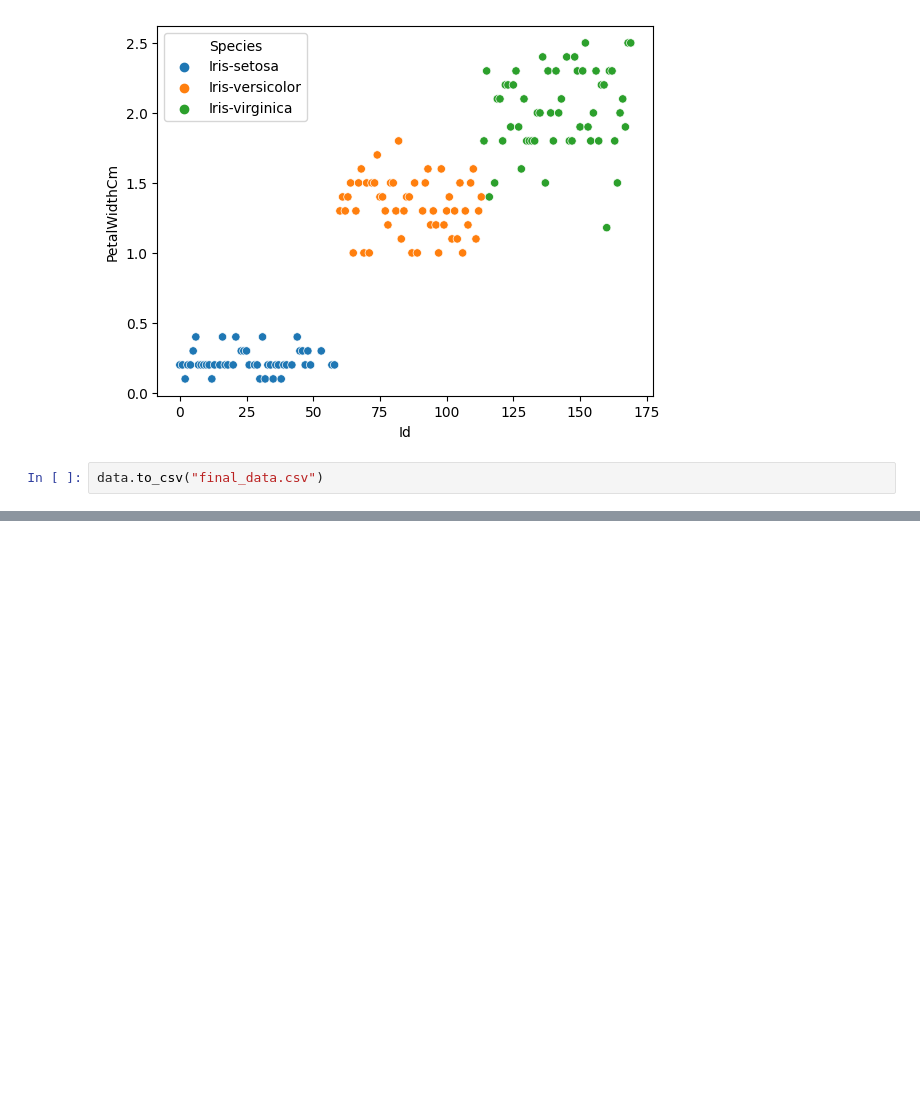
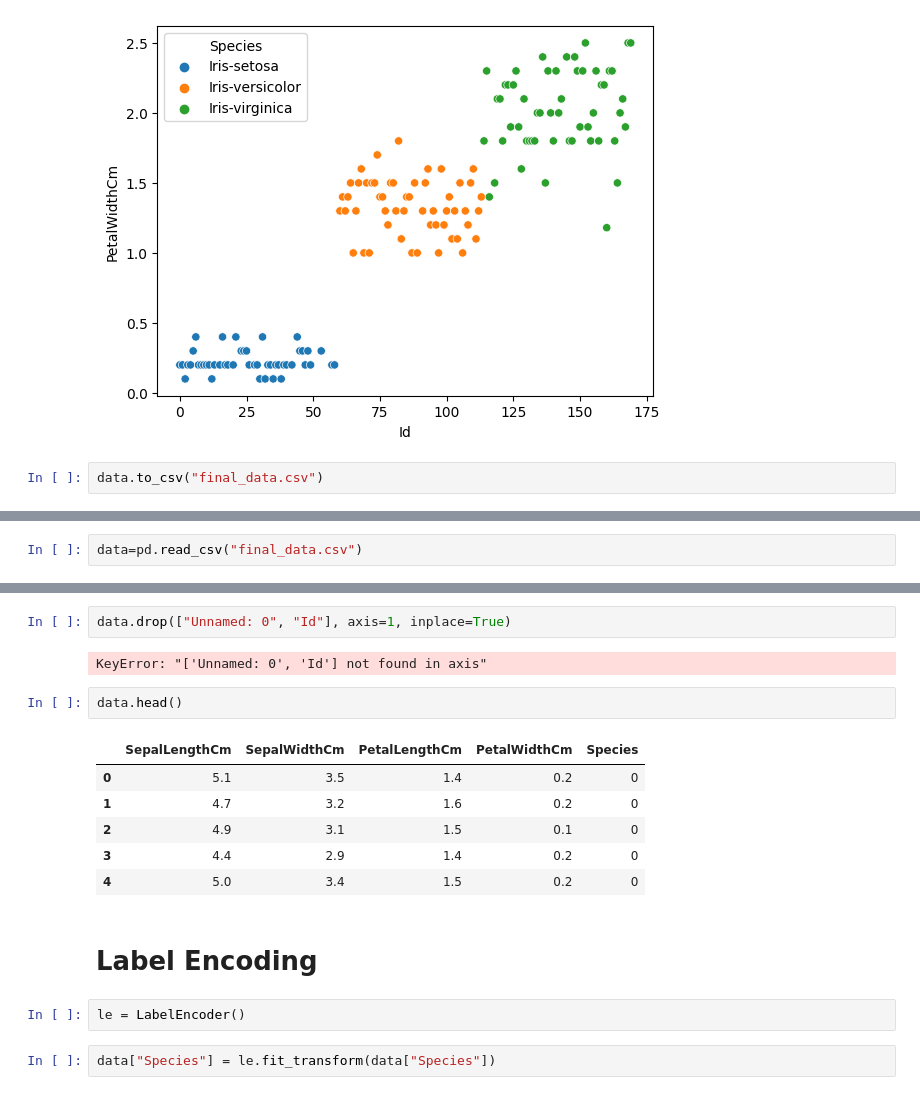
Before and after one commit to enesozdin/IrisDataset, a Jupyter notebook: main.ipynb, the cells around one changed output, grey strips where cells are left out. Saved outputs shown, nothing was run; the diff lists cells and outputs as text; blank space fills up the shorter version.

```diff
--- a/main.ipynb
+++ b/main.ipynb
@@ -247,0 +251,2 @@ data.to_csv("final_data.csv")
+# %%
+data=pd.read_csv("final_data.csv")
@@ -247,0 +262,19 @@ data.to_csv("final_data.csv")
+# %%
+data.drop(["Unnamed: 0", "Id"], axis=1, inplace=True)
+# %% [output]
+KeyError: "['Unnamed: 0', 'Id'] not found in axis"
+# %%
+data.head()
+# %% [output]
+|  | SepalLengthCm | SepalWidthCm | PetalLengthCm | PetalWidthCm | Species |
+| 0 | 5.1 | 3.5 | 1.4 | 0.2 | 0 |
+| 1 | 4.7 | 3.2 | 1.6 | 0.2 | 0 |
+| 2 | 4.9 | 3.1 | 1.5 | 0.1 | 0 |
+| 3 | 4.4 | 2.9 | 1.4 | 0.2 | 0 |
+| 4 | 5.0 | 3.4 | 1.5 | 0.2 | 0 |
+# %% [markdown]
+# Label Encoding
+# %%
+le = LabelEncoder()
+# %%
+data["Species"] = le.fit_transform(data["Species"])
```
Also changed, not shown: parts of 25 cells of this notebook, 1 other file.
